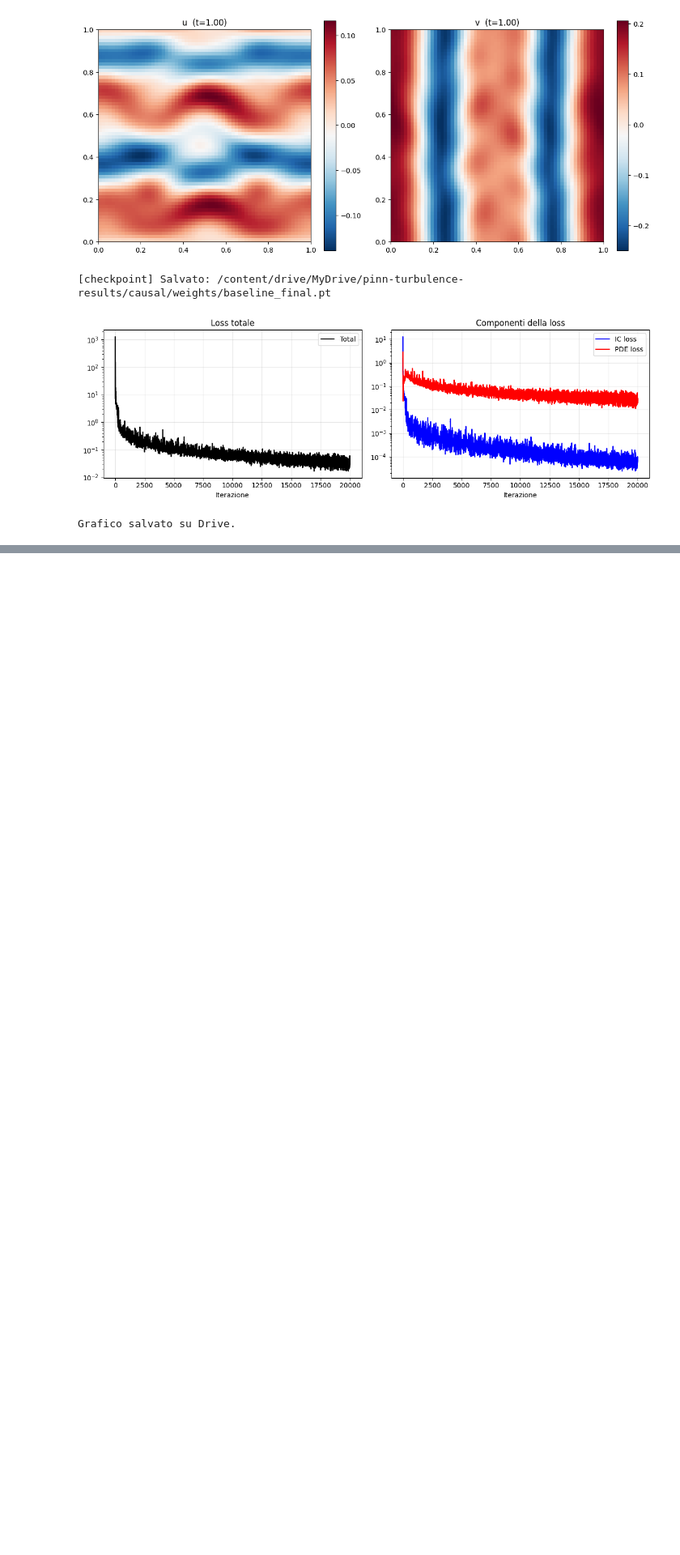
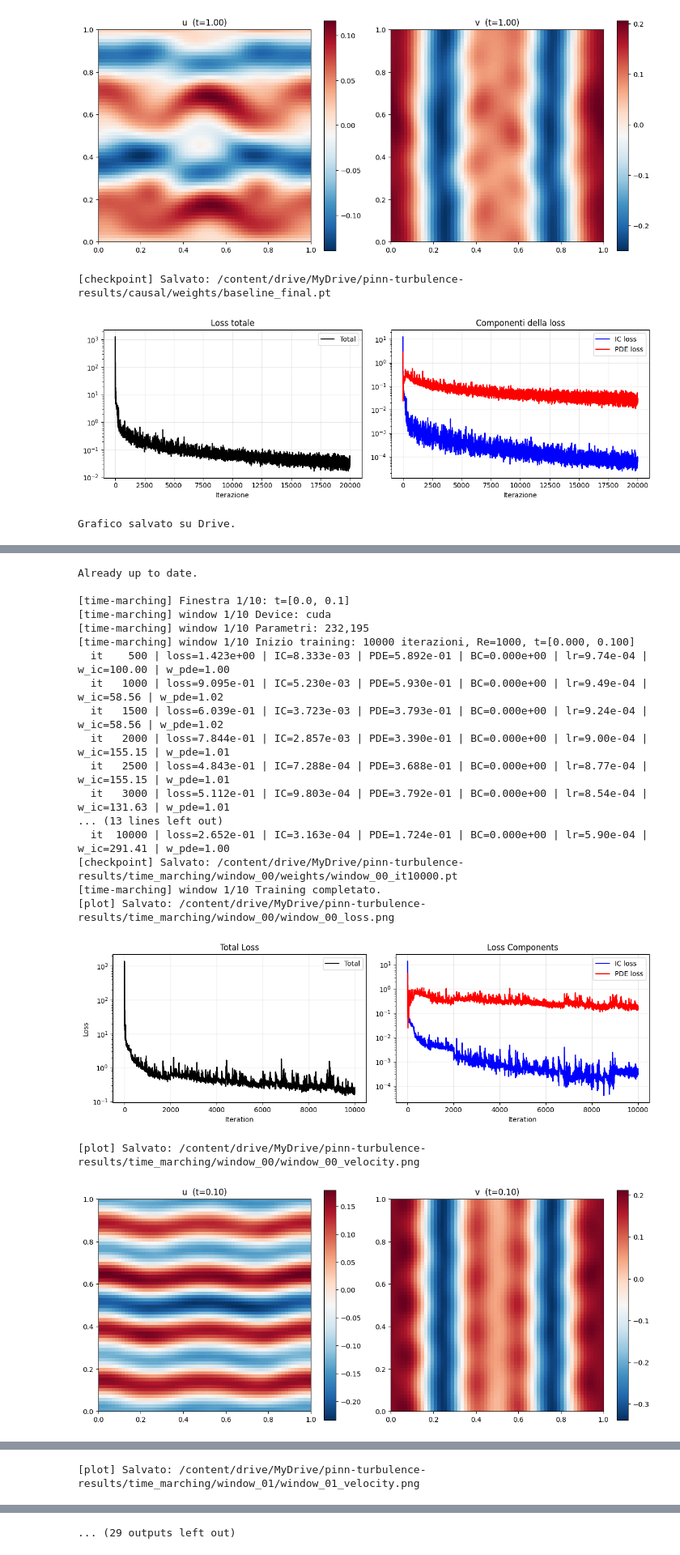
Before and after one commit to SophiaPeritz/pinn-turbolence, a Jupyter notebook: notebooks/train_colab.ipynb, the cells around one changed output, grey strips where cells are left out. Shown at 81% size. Saved outputs shown, nothing was run; the diff lists cells and outputs as text; code cells hidden in the pictures; blank space fills up the shorter version.

```diff
--- a/notebooks/train_colab.ipynb
+++ b/notebooks/train_colab.ipynb
@@ -113,0 +272,34 @@ Grafico salvato su Drive.
+# %%
+!cd /content/pinn-turbolence && git pull
+
+import importlib
+import src.training
+importlib.reload(src.training)
+
+from src.training import train_time_marching, load_config
+
+cfg = load_config('configs/kolmogorov_timemarching.yaml')
+cfg['results_dir'] = DRIVE_DIR + '/time_marching'
+
+model, all_history = train_time_marching(cfg, cfg_path='configs/kolmogorov_timemarching.yaml')
+# %% [output]
+Already up to date.
+
+[time-marching] Finestra 1/10: t=[0.0, 0.1]
+[time-marching] window 1/10 Device: cuda
+[time-marching] window 1/10 Parametri: 232,195
+[time-marching] window 1/10 Inizio training: 10000 iterazioni, Re=1000, t=[0.000, 0.100]
+  it    500 | loss=1.423e+00 | IC=8.333e-03 | PDE=5.892e-01 | BC=0.000e+00 | lr=9.74e-04 | w_ic=100.00 | w_pde=1.00
+  it   1000 | loss=9.095e-01 | IC=5.230e-03 | PDE=5.930e-01 | BC=0.000e+00 | lr=9.49e-04 | w_ic=58.56 | w_pde=1.02
+  it   1500 | loss=6.039e-01 | IC=3.723e-03 | PDE=3.793e-01 | BC=0.000e+00 | lr=9.24e-04 | w_ic=58.56 | w_pde=1.02
+  it   2000 | loss=7.844e-01 | IC=2.857e-03 | PDE=3.390e-01 | BC=0.000e+00 | lr=9.00e-04 | w_ic=155.15 | w_pde=1.01
+  it   2500 | loss=4.843e-01 | IC=7.288e-04 | PDE=3.688e-01 | BC=0.000e+00 | lr=8.77e-04 | w_ic=155.15 | w_pde=1.01
+  it   3000 | loss=5.112e-01 | IC=9.803e-04 | PDE=3.792e-01 | BC=0.000e+00 | lr=8.54e-04 | w_ic=131.63 | w_pde=1.01
+... (13 lines left out)
+  it  10000 | loss=2.652e-01 | IC=3.163e-04 | PDE=1.724e-01 | BC=0.000e+00 | lr=5.90e-04 | w_ic=291.41 | w_pde=1.00
+[checkpoint] Salvato: /content/drive/MyDrive/pinn-turbulence-results/time_marching/window_00/weights/window_00_it10000.pt
+[time-marching] window 1/10 Training completato.
+[plot] Salvato: /content/drive/MyDrive/pinn-turbulence-results/time_marching/window_00/window_00_loss.png
+[figure, added]
+[plot] Salvato: /content/drive/MyDrive/pinn-turbulence-results/time_marching/window_00/window_00_velocity.png
+[figure, added]
@@ -113,0 +324 @@ Grafico salvato su Drive.
+[plot] Salvato: /content/drive/MyDrive/pinn-turbulence-results/time_marching/window_01/window_01_velocity.png
@@ -113,0 +346 @@ Grafico salvato su Drive.
+... (29 outputs left out)
```
Also changed, not shown: parts of 12 cells of this notebook.
